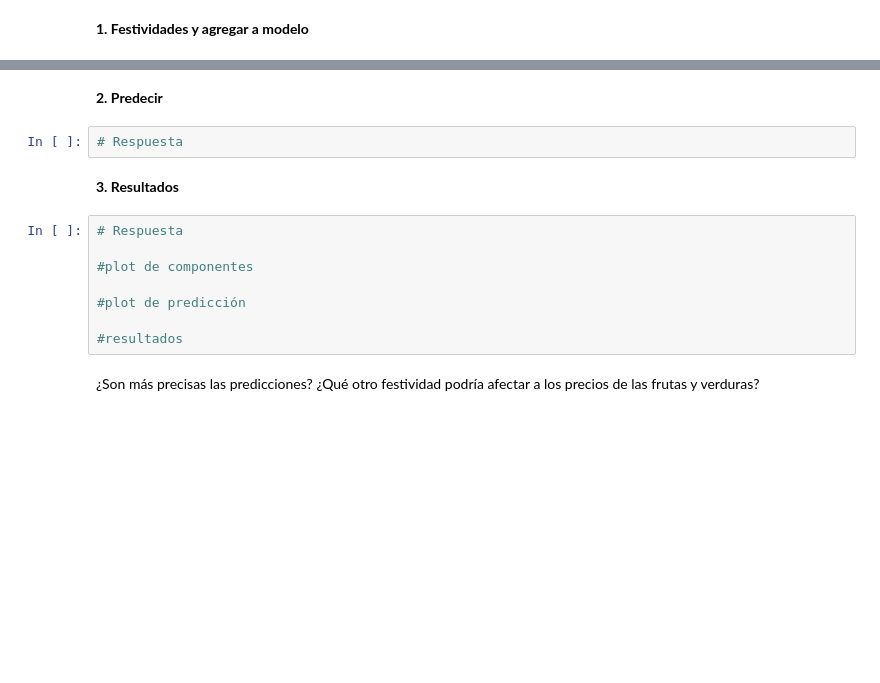
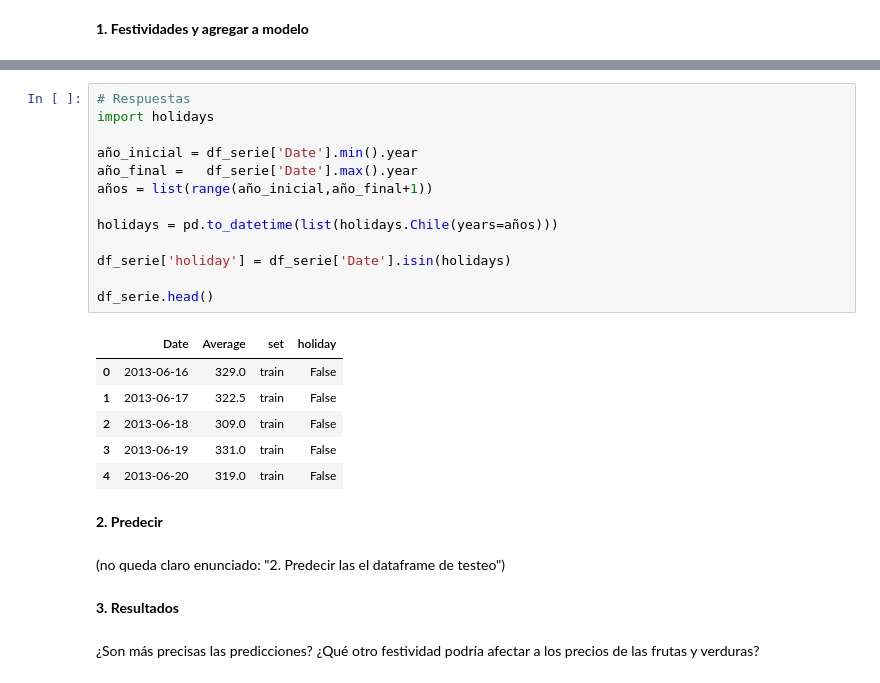
Before and after one commit to t-abedrapo/Laboratorio8_REP, a Jupyter notebook: Lab8.ipynb, the cells around one changed output, grey strips where cells are left out. Cells and saved outputs as stored; diff of their text form; blank space fills up the shorter version.

```diff
--- a/Lab8.ipynb
+++ b/Lab8.ipynb
@@ -238,17 +354,29 @@ Como a todos, a Don Sergio también le afectan las fechas importantes. Para ver
+# %%
+# Respuestas
+import holidays
+
+año_inicial = df_serie['Date'].min().year
+año_final =   df_serie['Date'].max().year
+años = list(range(año_inicial,año_final+1))
+
+holidays = pd.to_datetime(list(holidays.Chile(years=años)))
+
+df_serie['holiday'] = df_serie['Date'].isin(holidays)
+
+df_serie.head()
+# %% [output]
+|  | Date | Average | set | holiday |
+| 0 | 2013-06-16 | 329.0 | train | False |
+| 1 | 2013-06-17 | 322.5 | train | False |
+| 2 | 2013-06-18 | 309.0 | train | False |
+| 3 | 2013-06-19 | 331.0 | train | False |
+| 4 | 2013-06-20 | 319.0 | train | False |
 # %% [markdown]
 **2. Predecir**
-# %%
-# Respuesta
+# %% [markdown]
+(no queda claro enunciado: "2. Predecir las el dataframe de testeo")
 # %% [markdown]
 **3. Resultados**
-# %%
-# Respuesta
-
-#plot de componentes
-
-#plot de predicción
-
-#resultados
 # %% [markdown]
 ¿Son más precisas las predicciones? ¿Qué otro festividad podría afectar a los precios de las frutas y verduras?
 # %% [markdown]
```
Also changed, not shown: parts of 56 cells of this notebook, 1 other file.
